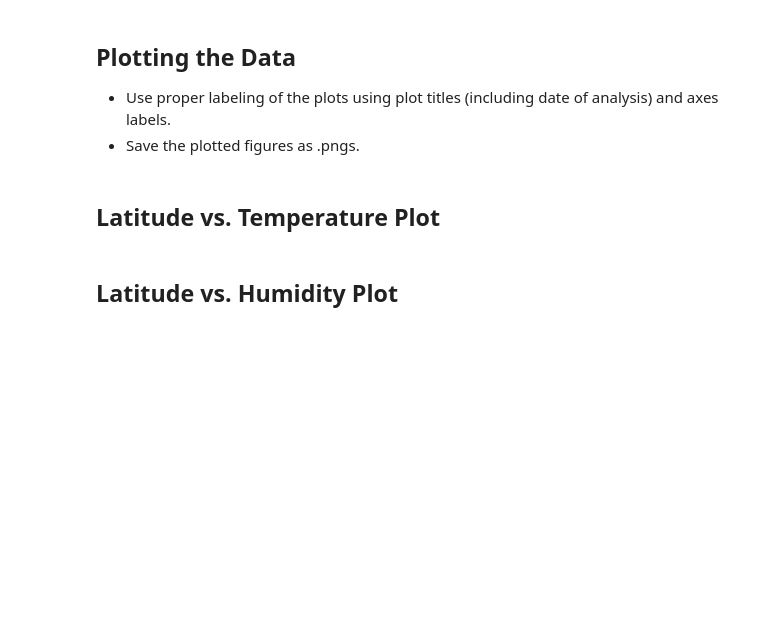
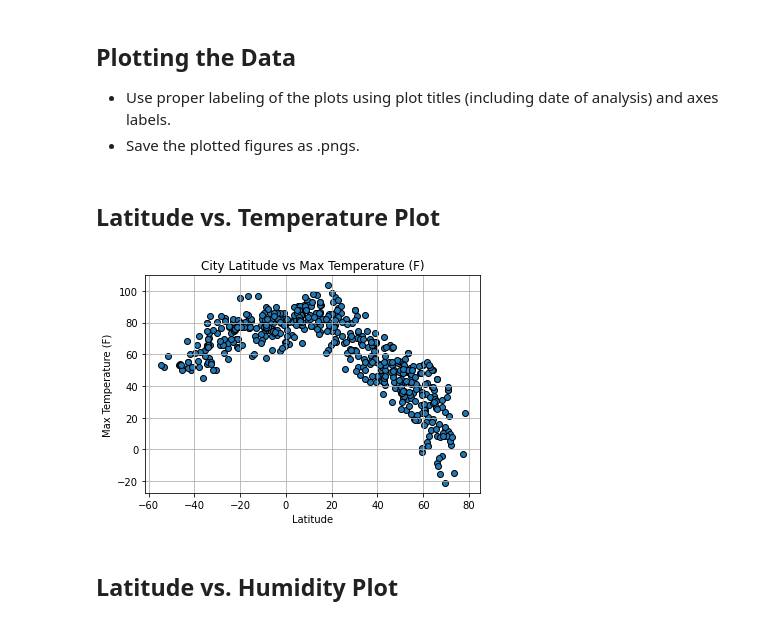
Before and after one commit to abhikenobi/API-Challenge, a Jupyter notebook: Part 1 WeatherPy.ipynb, the cells around one changed output. Cells and saved outputs as stored; diff of their text form; code cells hidden in the pictures; blank space fills up the shorter version.

```diff
--- a/Part 1 WeatherPy.ipynb
+++ b/Part 1 WeatherPy.ipynb
@@ -300,5 +297,15 @@ cities_df.describe()
 * Save the plotted figures as .pngs.
 # %% [markdown]
 ## Latitude vs. Temperature Plot
+# %%
+plt.scatter(cities_df["Latitude"], cities_df["Max Temp (F)"], edgecolor="black")
+plt.grid()
+plt.title("City Latitude vs Max Temperature (F)")
+plt.xlabel("Latitude")
+plt.ylabel("Max Temperature (F)")
+plt.savefig("Images/lat-vs-temp.png")
+plt.show()
+# %% [output]
+[figure, added]
 # %% [markdown]
 ## Latitude vs. Humidity Plot
```
Also changed, not shown: parts of 21 cells of this notebook, 14 other files.
